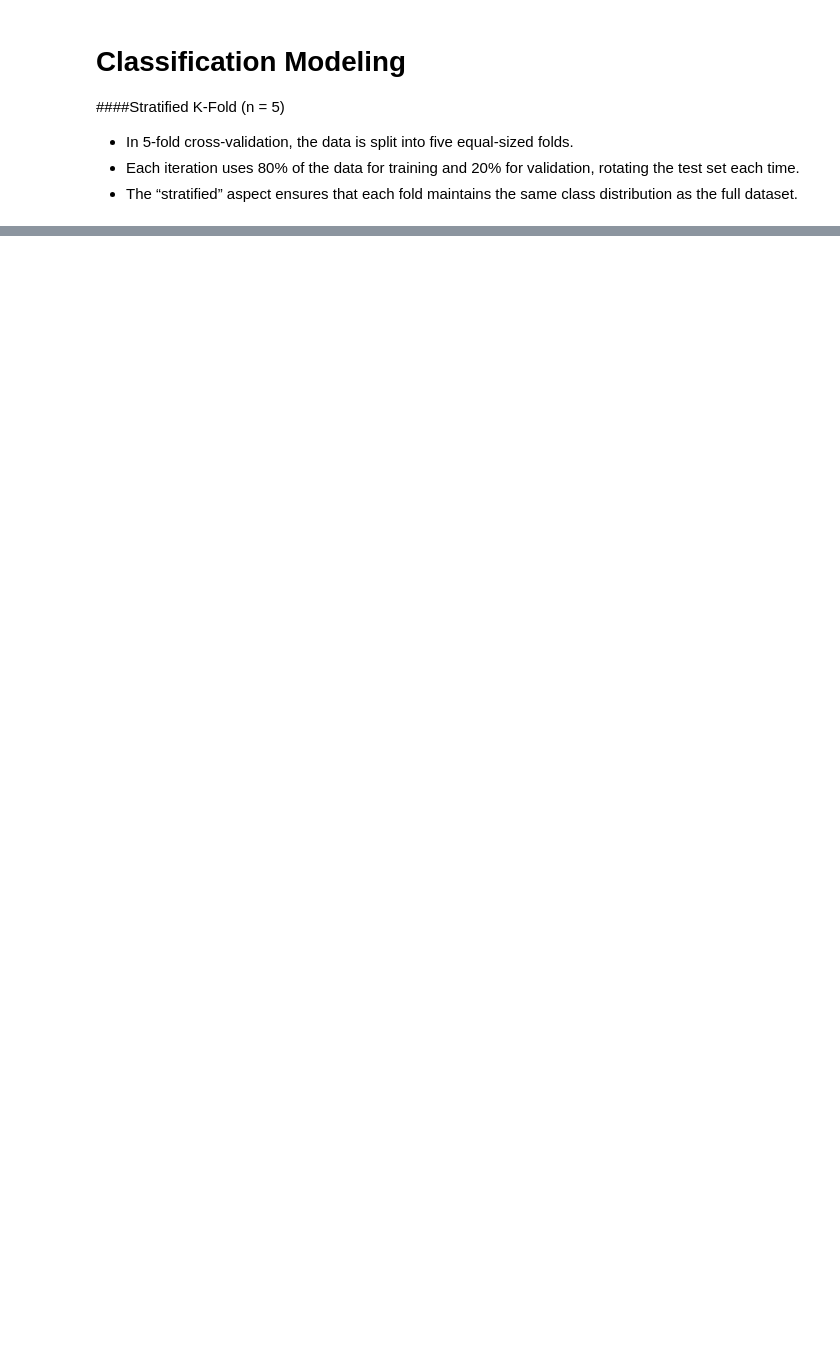
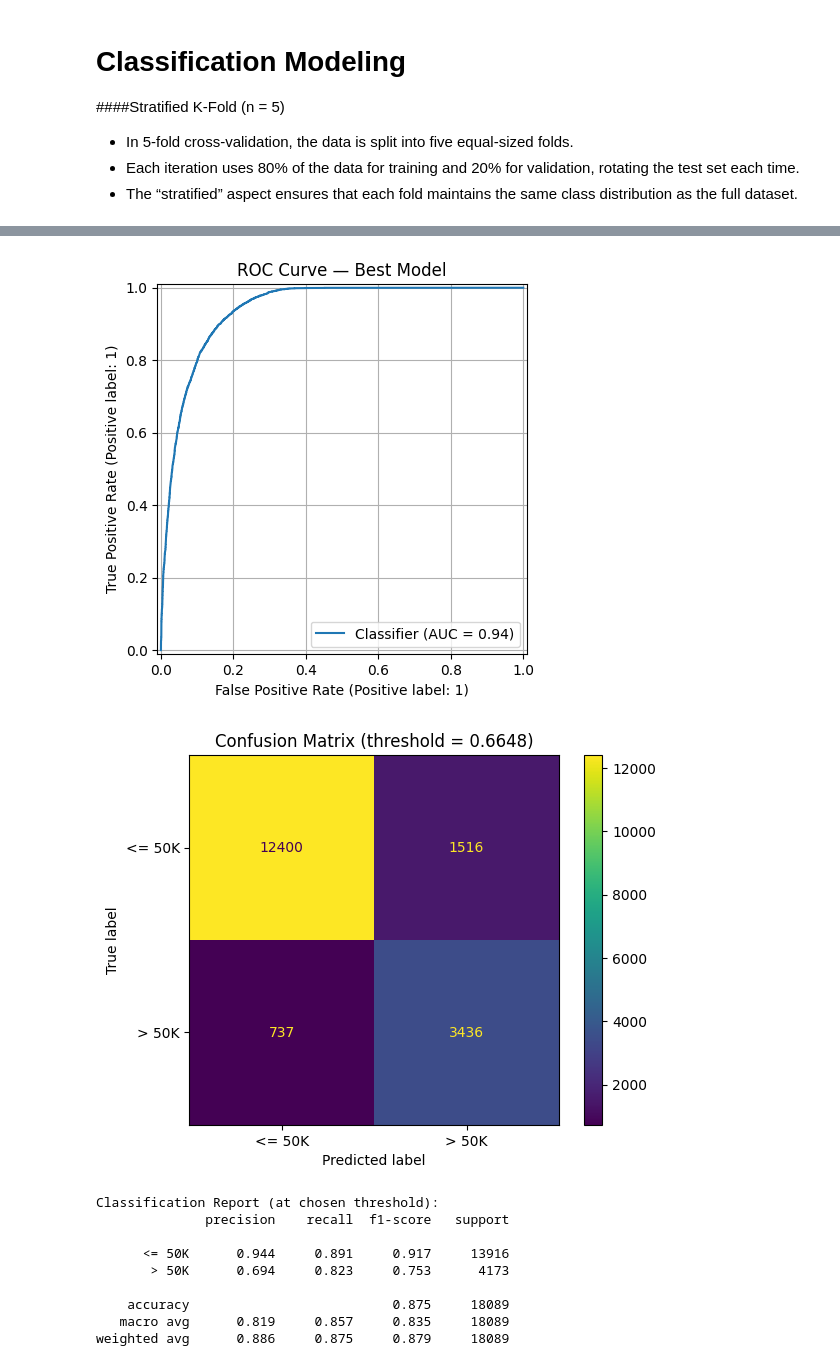
Before and after one commit to FRWilliams/classifier_app, a Jupyter notebook: ACS_Data_Modeling_Notebook.ipynb, the cells around one changed output, grey strips where cells are left out. Drawn from its saved outputs; the diff is of its cells as text; code cells hidden in the pictures; blank space fills up the shorter version.

```diff
--- a/ACS_Data_Modeling_Notebook.ipynb
+++ b/ACS_Data_Modeling_Notebook.ipynb
@@ -255,0 +281,37 @@ joblib.dump(X.columns.tolist(), "model_features.pkl")
+# %%
+#@title 2. --- Plot of ROC curve + Confusion matrix + Classification report for the selected model ---
+
+import matplotlib.pyplot as plt
+from sklearn.metrics import (
+    RocCurveDisplay, ConfusionMatrixDisplay,
+    confusion_matrix, classification_report
+)
+
+# 1) ROC curve (uses probabilities)
+RocCurveDisplay.from_predictions(y_val, best_prob)
+plt.title("ROC Curve — Best Model")
+plt.grid(True)
+plt.show()
+
+# 2) Confusion matrix (at your chosen threshold)
+cm = confusion_matrix(y_val, y_pred, labels=[0, 1])
+disp = ConfusionMatrixDisplay(confusion_matrix=cm, display_labels=["<= 50K", "> 50K"])
+disp.plot(values_format="d")
+plt.title(f"Confusion Matrix (threshold = {best_thr:.4f})")
+plt.show()
+
+# 3) Classification report (at your chosen threshold)
+print("Classification Report (at chosen threshold):")
+print(classification_report(y_val, y_pred, target_names=["<= 50K", "> 50K"], digits=3))
+# %% [output]
+[figure, added]
+[figure, added]
+Classification Report (at chosen threshold):
+              precision    recall  f1-score   support
+
+      <= 50K      0.944     0.891     0.917     13916
+       > 50K      0.694     0.823     0.753      4173
+
+    accuracy                          0.875     18089
+   macro avg      0.819     0.857     0.835     18089
+weighted avg      0.886     0.875     0.879     18089
```
Also changed, not shown: parts of 11 cells of this notebook.
